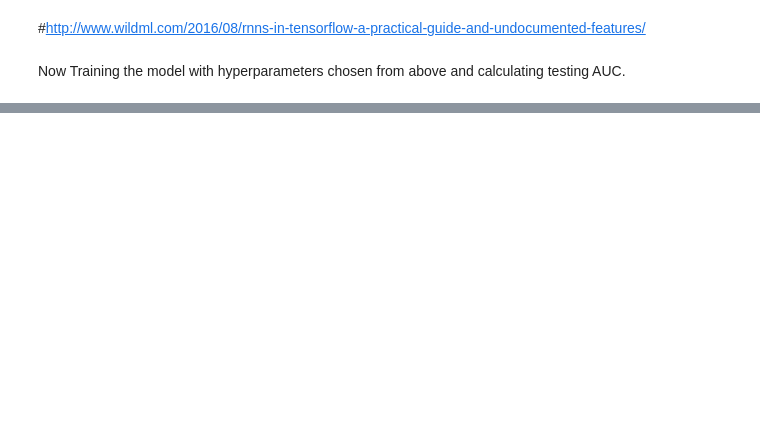
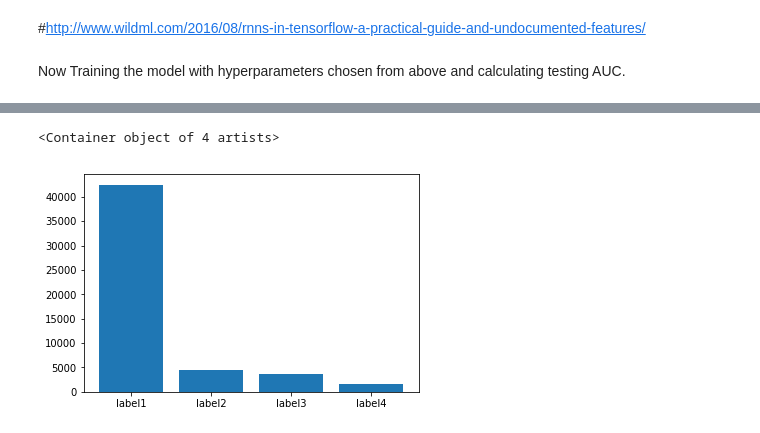
Before and after one commit to aroraakshit/deep_knowledge_tracing, a Jupyter notebook: notebooks/taskID_and_labels_model.ipynb, the cells around one changed output, grey strips where cells are left out. Drawn from its saved outputs; the diff is of its cells as text; code cells hidden in the pictures; blank space fills up the shorter version.

```diff
--- a/notebooks/taskID_and_labels_model.ipynb
+++ b/notebooks/taskID_and_labels_model.ipynb
@@ -395,0 +421,5 @@ Testing auc for ccssm: 0.9883286
+# %%
+plt.bar(cnt.keys(), cnt.values())
+# %% [output]
+<Container object of 4 artists>
+[figure, added]
```
Also changed, not shown: parts of 5 cells of this notebook.
